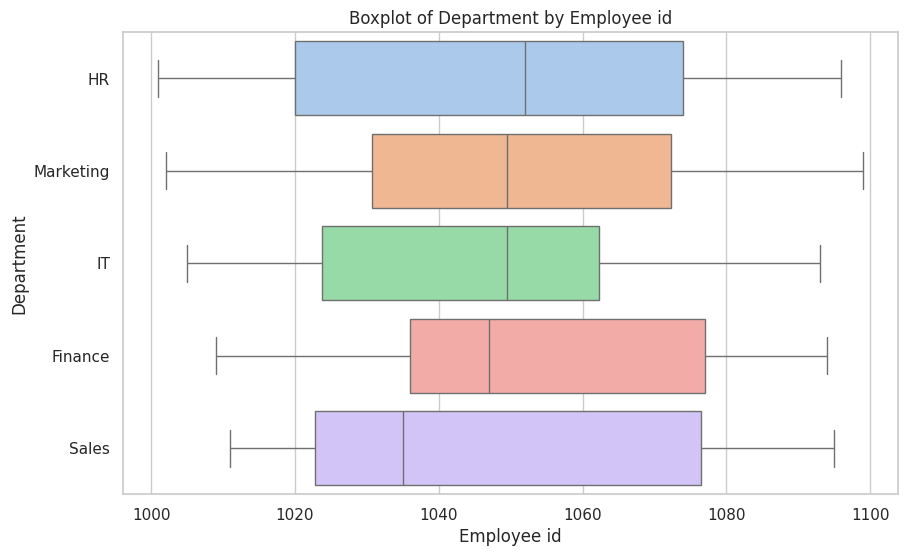
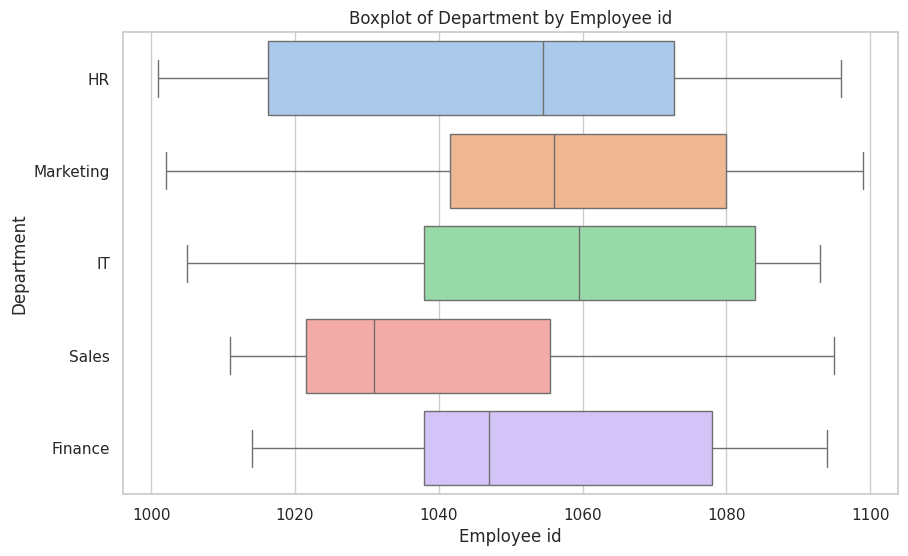
Unified diff of the notebook cell whose output changed from the first chart to the second:
--- before
+++ after
@@ -1,6 +1,13 @@
+import matplotlib.pyplot as plt
+import seaborn as sns
+
 sns.set(style="whitegrid")
-plt.figure(figsize=(10,6))
-sns.boxplot(data=df,x='Employee_ID',y='Department',palette='pastel')
+plt.figure(figsize=(10, 6))
+
+# Changed to boxplot, added hue mapping to match the palette
+sns.boxplot(data=df, x='Employee_ID', y='Department', hue='Department', palette='pastel', legend=False)
+
 plt.title('Boxplot of Department by Employee id')
 plt.xlabel('Employee id')
 plt.ylabel('Department')
+plt.show()

Commit: Created using Colab